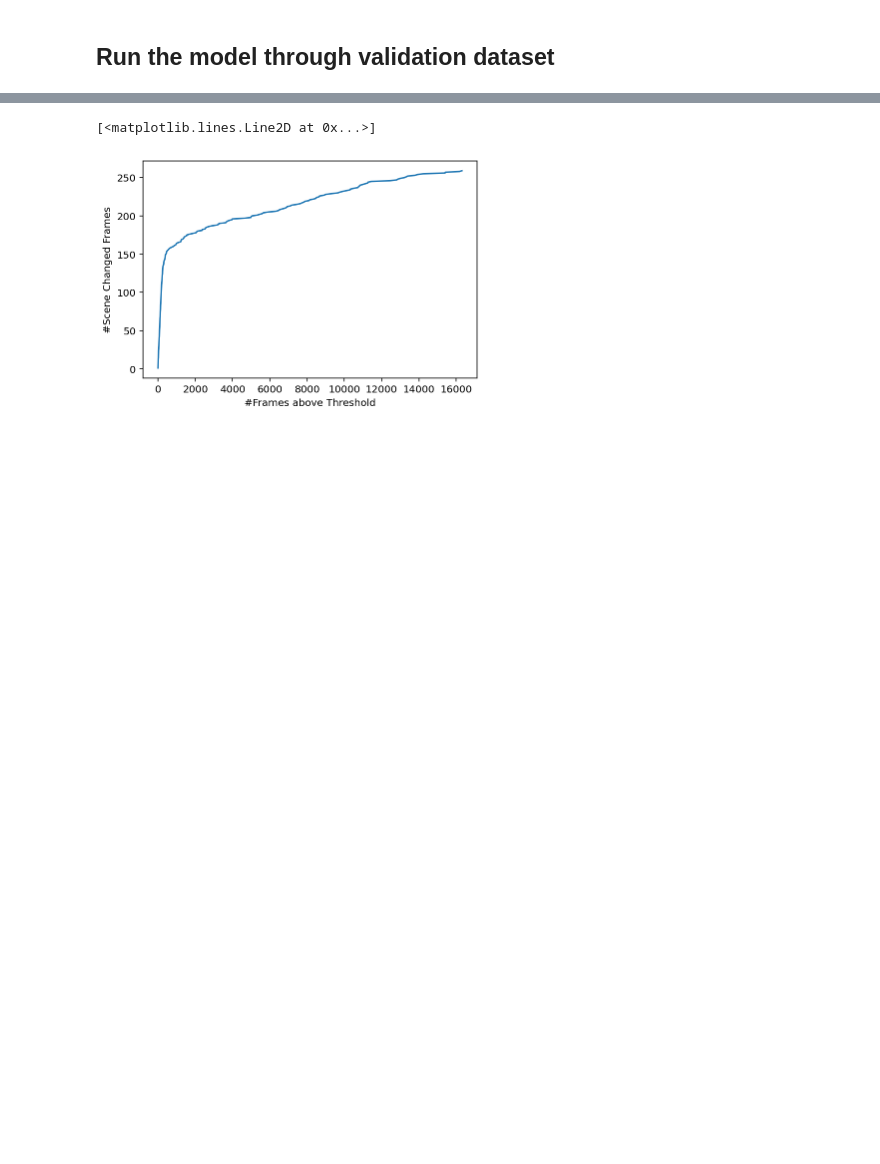
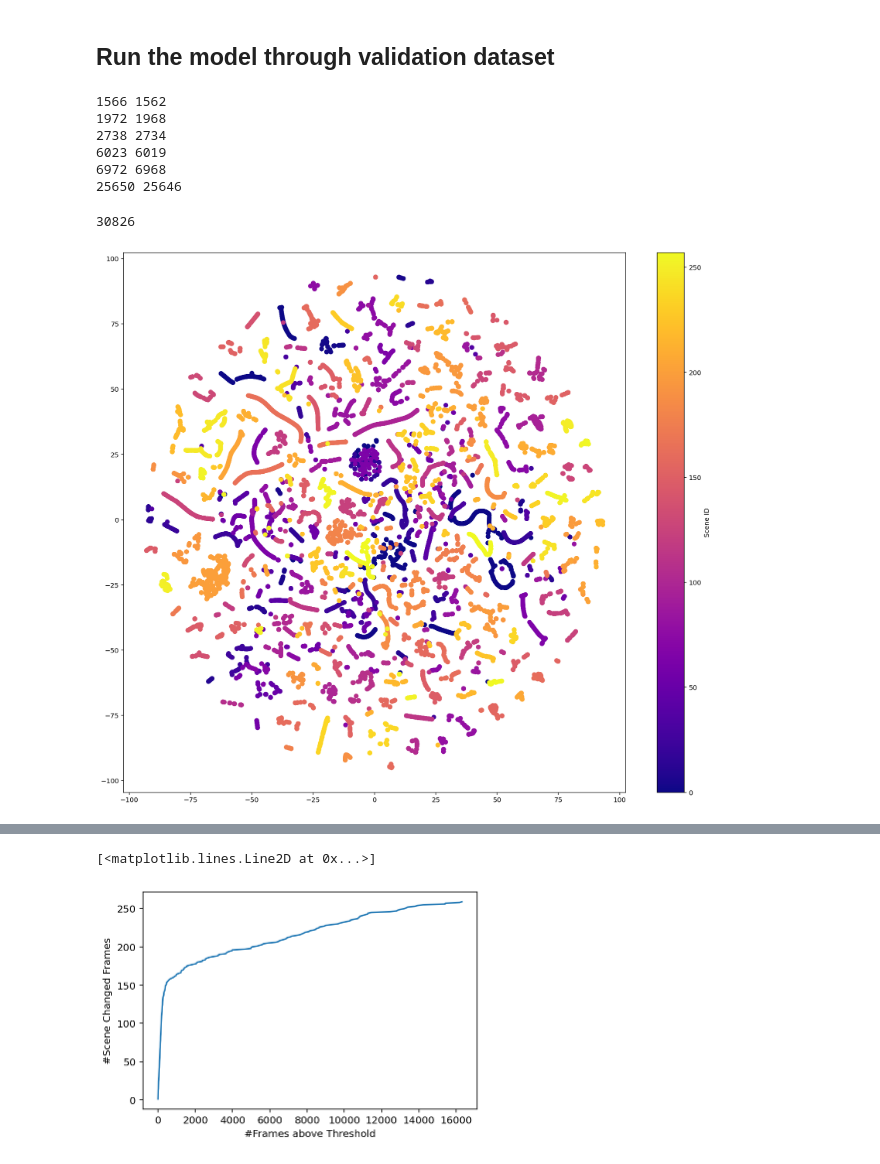
Before and after one commit to Chen-Zhe/team-two-spiked-apes, a Jupyter notebook: Model Validation.ipynb, the cells around one changed output, grey strips where cells are left out. Cells and saved outputs as stored; diff of their text form; code cells hidden in the pictures; blank space fills up the shorter version.

```diff
--- a/Model Validation.ipynb
+++ b/Model Validation.ipynb
@@ -332,11 +616,27 @@ for i in tqdm(range(31136 - 1), desc="L2"):
 # %%
+# 720p
 from math import floor
 scene_changes = []
 with open("data/scene-change.csv") as f:
     lines = f.readlines()
     for line in lines[1:]:
         scenes = line.split(',')
-        scene_changes.append([floor(int(scenes[0][6:12])/25*30+25), floor(int(scenes[1][6:12])/25*30+32)])
+        scene_changes.append([floor(int(scenes[0][6:12])/25*30+28), floor(int(scenes[1][6:12])/25*30+32)])
+# %%
+for i in range(len(scene_changes) - 1):
+  scene1 = scene_changes[i]
+  scene2 = scene_changes[i+1]
+
+  if scene1[1] >= scene2[0]:
+    print(scene1[1], scene2[0])
+    scene2[0] = scene1[1] + 1
+# %% [output]
+1566 1562
+1972 1968
+2738 2734
+6023 6019
+6972 6968
+25650 25646
 # %%
 import numpy as np
 L2_divergence_latent = np.array(L2_divergence_latent)
@@ -355,3 +655,8 @@ total = list()
 for i, divergence in enumerate(max_l2_per_scene_change):
   correct.append(i + 1)
   total.append((L2_divergence_latent[700:] >= divergence).sum())
+# %%
+from sklearn.manifold import TSNE
+
+tsne_embedded = TSNE(n_components=2, n_jobs=-1).fit_transform(
+  torch.cat((latent_mu, torch.exp(latent_log_var).sqrt()), dim=1))
@@ -357,0 +665,27 @@ for i, divergence in enumerate(max_l2_per_scene_change):
+# %%
+labels = list()
+
+prev_end = 0
+for i, (start_id, end_id) in enumerate(scene_changes):
+
+  labels.extend([i] * (start_id - prev_end))
+  labels.extend(np.arange(i, i+1, 1 / (end_id - start_id)))
+
+  prev_end = end_id
+  if end_id != len(labels):
+    print(i, start_id, end_id, len(labels))
+    break
+
+len(labels)
+# %% [output]
+30826
+# %%
+from matplotlib import pyplot as plt
+
+fig = plt.figure(1, (17., 15.))
+plt.scatter(tsne_embedded[:, 0], tsne_embedded[:, 1], alpha=1.0,
+            c=labels + [i + 1] * (tsne_embedded.shape[0] - len(labels)), cmap="plasma")
+cb = plt.colorbar()
+cb.set_label('Scene ID')
+# %% [output]
+[figure, added]
```
Also changed, not shown: parts of 40 cells of this notebook.
